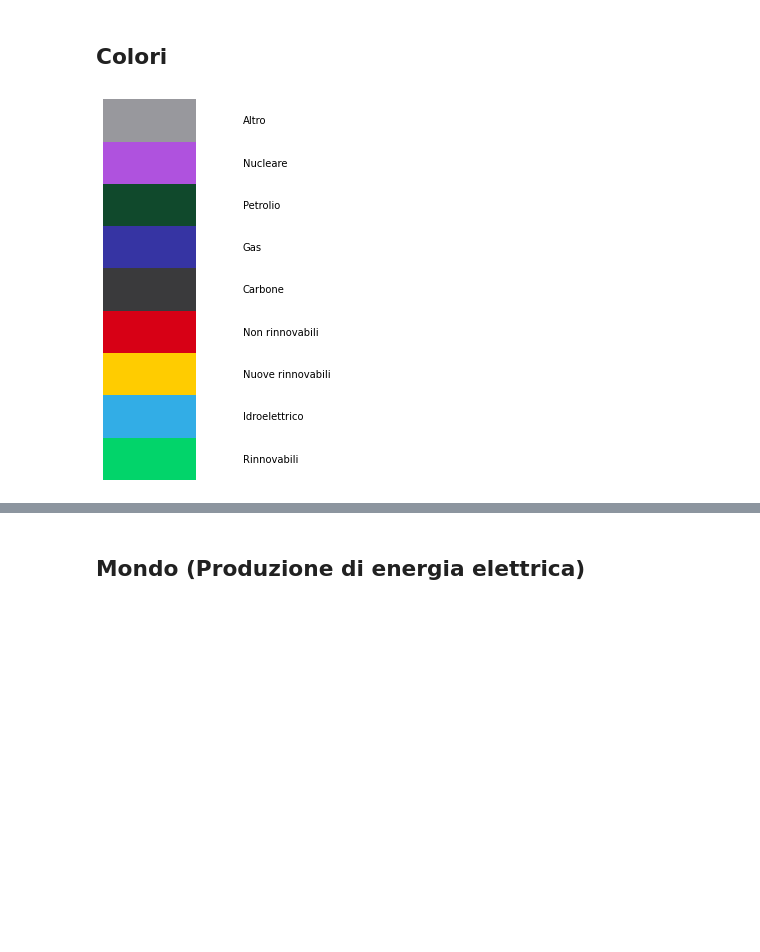
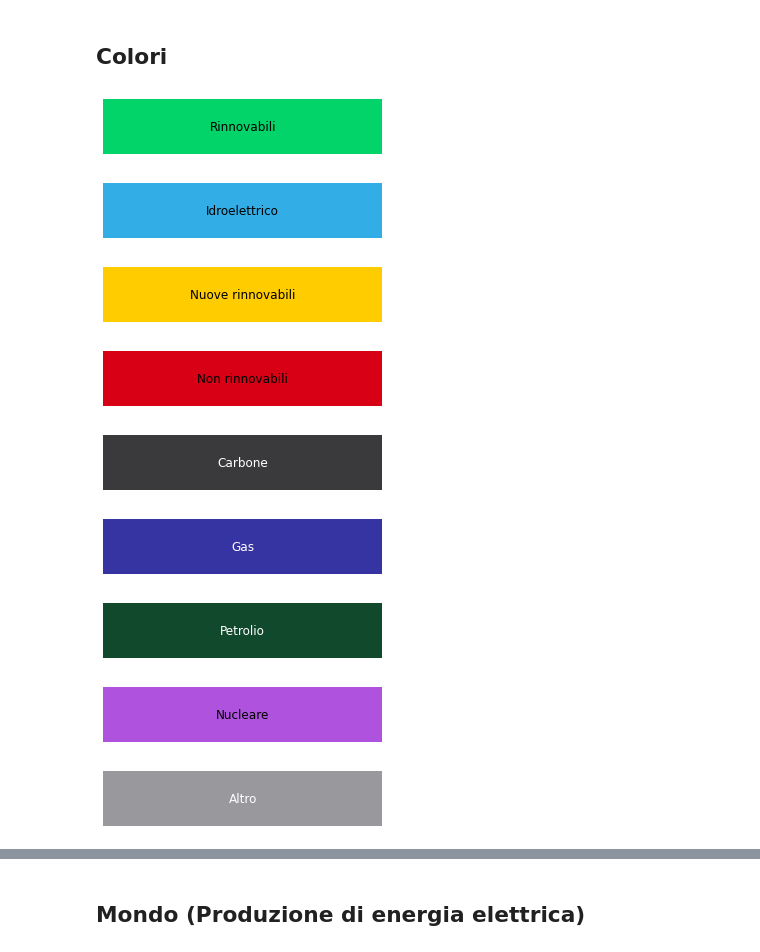
Before and after one commit to mattiamendicino/progetto-scivis, a Jupyter notebook: codice.ipynb, the cells around one changed output, grey strips where cells are left out. Cells and saved outputs as stored; diff of their text form; code cells hidden in the pictures; blank space fills up the shorter version.

Commit message:
Sistemati grafici e aggiunta logica per la scelta dei colori per le aree geografiche

```diff
--- a/codice.ipynb
+++ b/codice.ipynb
@@ -124,41 +151,34 @@ merged_data[(merged_data['ISO'] == 'ITA') & (merged_data['Year'] >= 2019)]
 # %% [markdown]
 ## Colori
 # %%
-#color_palette = {
-#    'Rinnovabili': '#02D46A',
-#    'Idroelettrico': '#32ADE6',
-#    'Nuove rinnovabili': '#FFCC00',
-#    'Non rinnovabili': '#d70015',
-#    'Carbone': '#A2845E',
-#    'Gas': '#b15a00',
-#    'Petrolio': '#3634a3',
-#    'Nucleare': '#AF52DE',
-#    'Altro': '#98989D',
-#}
-
 color_palette = {
     'Rinnovabili': '#02D46A',
     'Idroelettrico': '#32ADE6',
     'Nuove rinnovabili': '#FFCC00',
     'Non rinnovabili': '#d70015',
     'Carbone': '#3A3A3C',
     'Gas': '#3634a3',
     'Petrolio': '#10492c',
     'Nucleare': '#AF52DE',
     'Altro': '#98989D',
 }
 
-fig, ax = plt.subplots(1, 1, figsize=(5, 7))
-
-for i, (name, color) in enumerate(color_palette.items()):
-    rect = patches.Rectangle((0, i), 1, 1, facecolor=color)
+for name, color in color_palette.items():
+    fig, ax = plt.subplots(1, 1, figsize=(5, 1))
+    rect = patches.Rectangle((0, 0), 1, 1, facecolor=color)
     ax.add_patch(rect)
-    ax.text(1.5, i + 0.5, name, va='center')
-
-ax.set_xlim(0, 3)
-ax.set_ylim(0, len(color_palette))
-ax.axis('off')
-
-plt.show()
+    ax.text(0.5, 0.5, name, va='center', ha='center', fontsize=12, color='white' if name in ['Carbone', 'Gas', 'Petrolio', 'Altro'] else 'black')
+    ax.set_xlim(0, 1)
+    ax.set_ylim(0, 1)
+    ax.axis('off')
+    plt.show()
 # %% [output]
-[figure, old version]
+[figure, new version]
+[figure, added]
+[figure, added]
+[figure, added]
+[figure, added]
+[figure, added]
+[figure, added]
+[figure, added]
+[figure, added]
```
Also changed, not shown: parts of 35 cells of this notebook.
